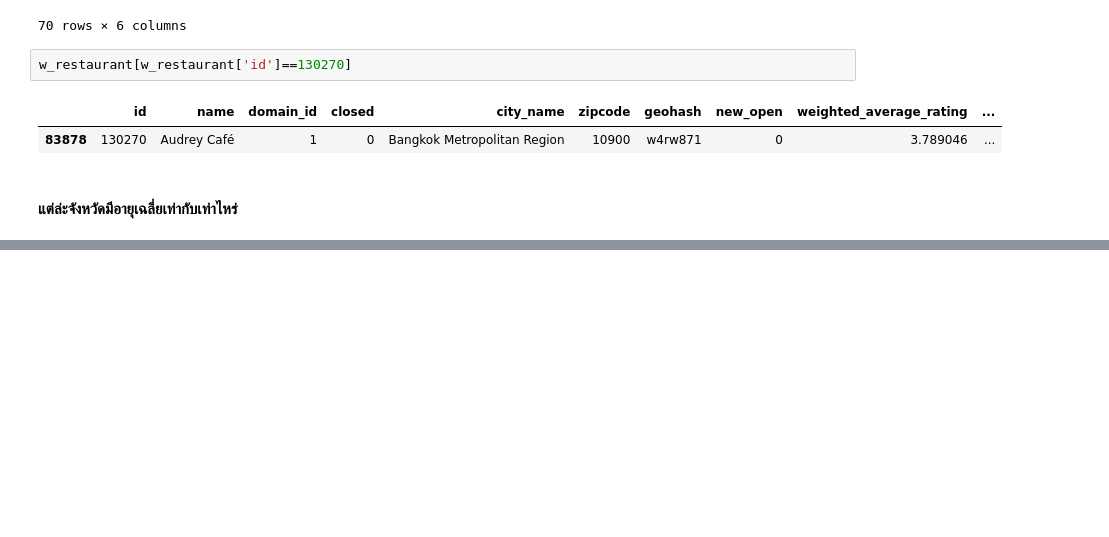
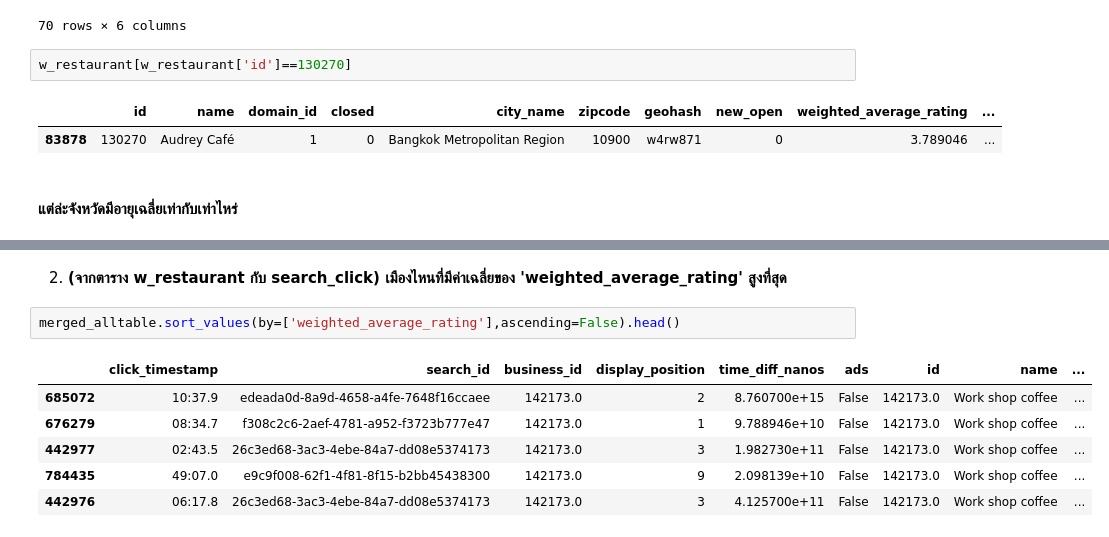
Before and after one commit to jittakorn-ch/DWDM21, a Jupyter notebook: Data_Preprocessing_(Chapter3).ipynb, the cells around one changed output, grey strips where cells are left out. Saved outputs shown, nothing was run; the diff lists cells and outputs as text; blank space fills up the shorter version.

```diff
--- a/Data_Preprocessing_(Chapter3).ipynb
+++ b/Data_Preprocessing_(Chapter3).ipynb
@@ -1444,0 +1482,11 @@ HW + Quiz
+# %% [markdown]
+2. **(จากตาราง w_restaurant กับ search_click) เมืองไหนที่มีค่าเฉลี่ยของ 'weighted_average_rating' สูงที่สุด**
+# %%
+merged_alltable.sort_values(by=['weighted_average_rating'],ascending=False).head()
+# %% [output]
+|  | click_timestamp | search_id | business_id | display_position | time_diff_nanos | ads | id | name | ... |
+| 685072 | 10:37.9 | edeada0d-8a9d-4658-a4fe-7648f16ccaee | 142173.0 | 2 | 8.760700e+15 | False | 142173.0 | Work shop coffee | ... |
+| 676279 | 08:34.7 | f308c2c6-2aef-4781-a952-f3723b777e47 | 142173.0 | 1 | 9.788946e+10 | False | 142173.0 | Work shop coffee | ... |
+| 442977 | 02:43.5 | 26c3ed68-3ac3-4ebe-84a7-dd08e5374173 | 142173.0 | 3 | 1.982730e+11 | False | 142173.0 | Work shop coffee | ... |
+| 784435 | 49:07.0 | e9c9f008-62f1-4f81-8f15-b2bb45438300 | 142173.0 | 9 | 2.098139e+10 | False | 142173.0 | Work shop coffee | ... |
+| 442976 | 06:17.8 | 26c3ed68-3ac3-4ebe-84a7-dd08e5374173 | 142173.0 | 3 | 4.125700e+11 | False | 142173.0 | Work shop coffee | ... |
```
Also changed, not shown: parts of 11 cells of this notebook.
